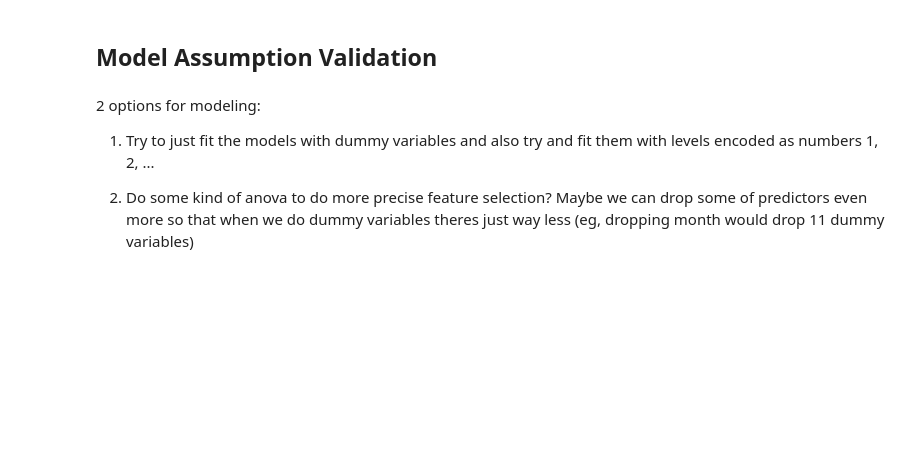
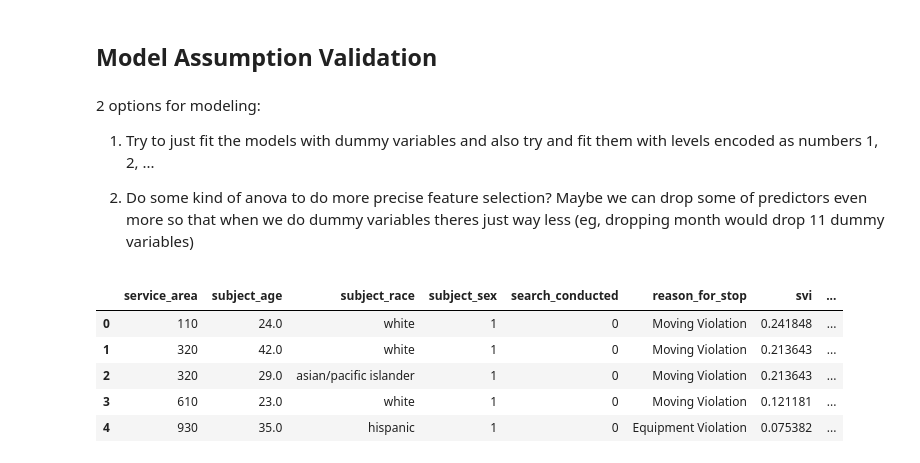
Before and after one commit to utexas-SDS-357/sds357-project-sp26-deployment, a Jupyter notebook: asmit_midterm_eda.ipynb, the cells around one changed output. Cells and saved outputs as stored; diff of their text form; code cells hidden in the pictures; blank space fills up the shorter version.

```diff
--- a/asmit_midterm_eda.ipynb
+++ b/asmit_midterm_eda.ipynb
@@ -554,3 +701,13 @@ gianluca says is_night is redundant and we should remove and keep hour of day
 1. Try to just fit the models with dummy variables and also try and fit them with levels encoded as numbers 1, 2, ...
 
 2. Do some kind of anova to do more precise feature selection? Maybe we can drop some of predictors even more so that when we do dummy variables theres just way less (eg, dropping month would drop 11 dummy variables)
+# %%
+df = pd.read_csv("./data/post_eda_df.csv")
+df.head()
+# %% [output]
+|  | service_area | subject_age | subject_race | subject_sex | search_conducted | reason_for_stop | svi | ... |
+| 0 | 110 | 24.0 | white | 1 | 0 | Moving Violation | 0.241848 | ... |
+| 1 | 320 | 42.0 | white | 1 | 0 | Moving Violation | 0.213643 | ... |
+| 2 | 320 | 29.0 | asian/pacific islander | 1 | 0 | Moving Violation | 0.213643 | ... |
+| 3 | 610 | 23.0 | white | 1 | 0 | Moving Violation | 0.121181 | ... |
+| 4 | 930 | 35.0 | hispanic | 1 | 0 | Equipment Violation | 0.075382 | ... |
```
Also changed, not shown: parts of 21 cells of this notebook, 2 other files.
